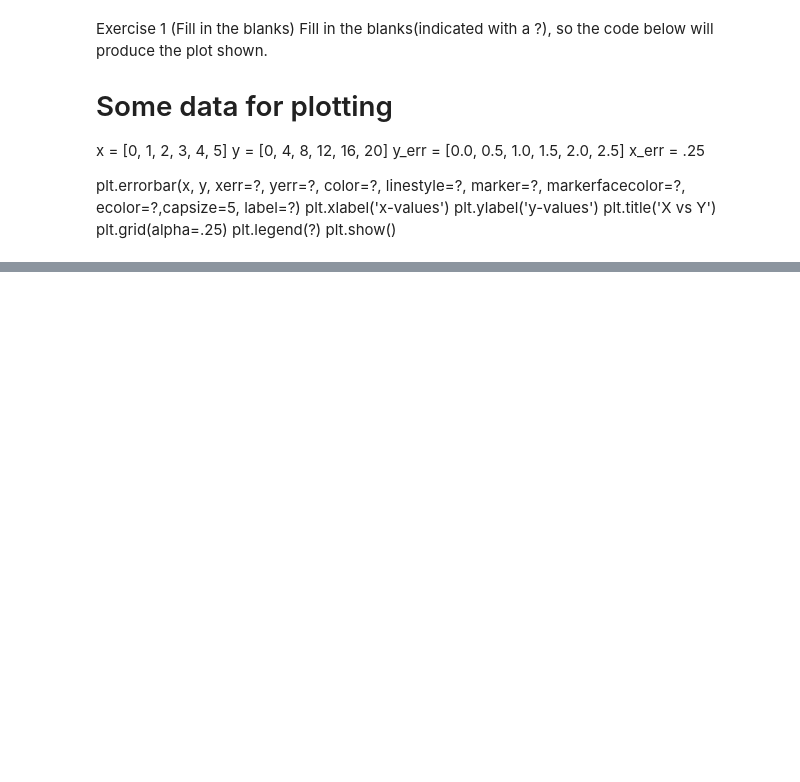
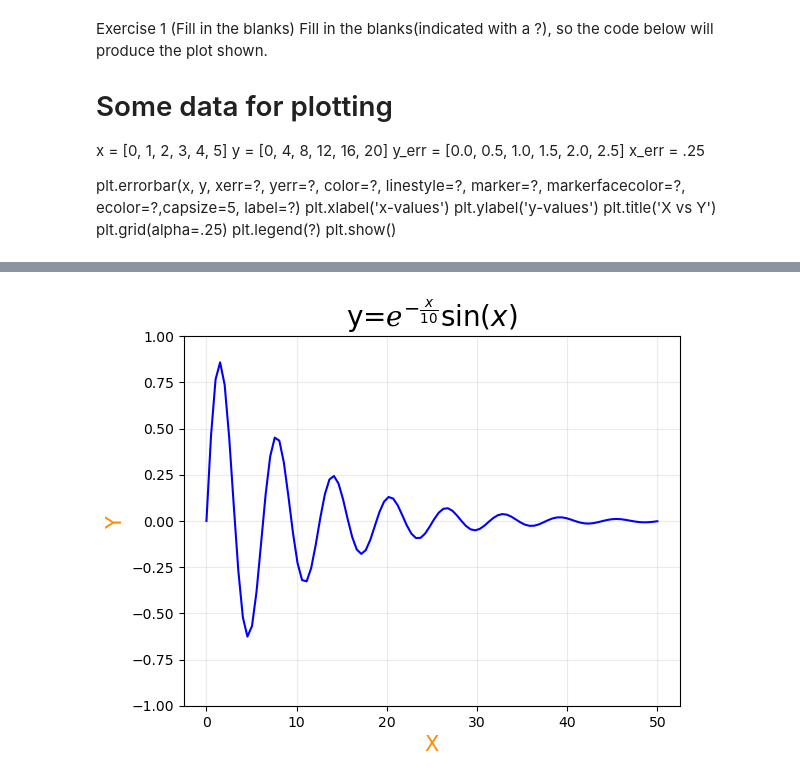
Before and after one commit to SPS-SP2273/learning-portfolio-2024-aug-greatsnman, a Jupyter notebook: 7.2_plotting__exercises/plotting_(need)_exercises.ipynb, the cells around one changed output, grey strips where cells are left out. Drawn from its saved outputs; the diff is of its cells as text; code cells hidden in the pictures; blank space fills up the shorter version.

```diff
--- a/7.2_plotting__exercises/plotting_(need)_exercises.ipynb
+++ b/7.2_plotting__exercises/plotting_(need)_exercises.ipynb
@@ -23,0 +65,18 @@ plt.show()
+# %%
+import numpy as np
+from math import e
+x = np.linspace(0, 50, 100)
+sin_x = np.sin(x)
+ex = e**(-x/10)
+y=ex*sin_x
+plt.plot(x,y, color='blue', linestyle='solid' )
+plt.xlabel('X', fontsize=15 , color= 'darkorange')
+plt.ylabel('Y', fontsize=15 , color= 'darkorange')
+plt.grid(alpha=.25)
+plt.title(r'y=$\scre^{-\frac{x}{10}} \sin (x)$', fontsize=20)
+#frac{x}{10}\$sin(x)',fontsize=20)
+#plt.title(r'y=$\alpha^i > \beta_i$')
+plt.ylim(-1,1)
+plt.show()
+# %% [output]
+[figure, added]
```
Also changed, not shown: parts of 2 cells of this notebook.
